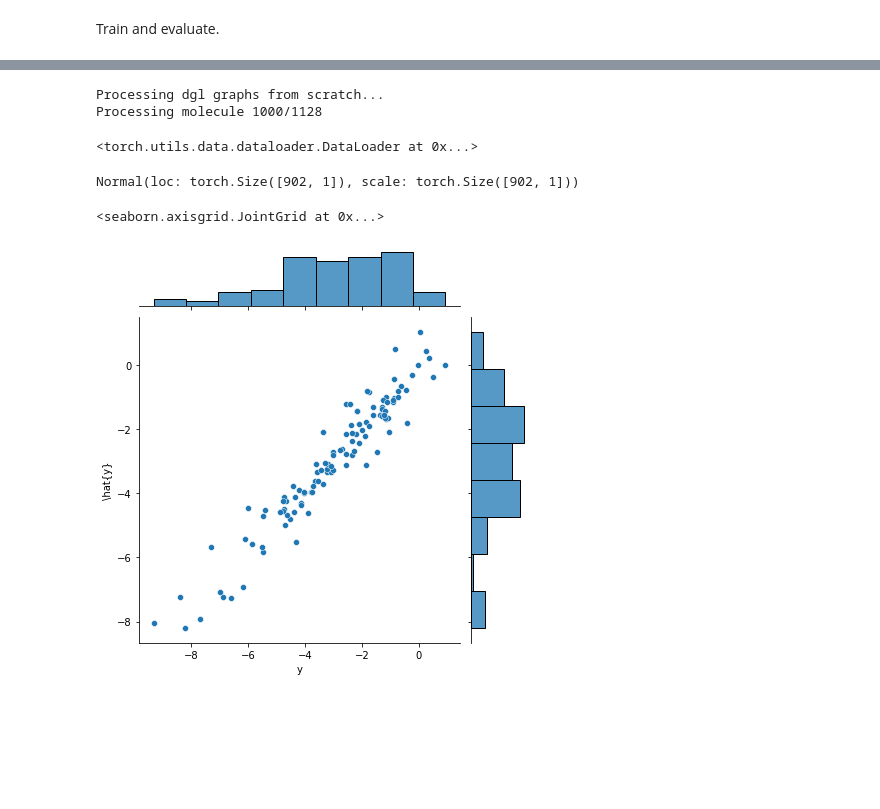
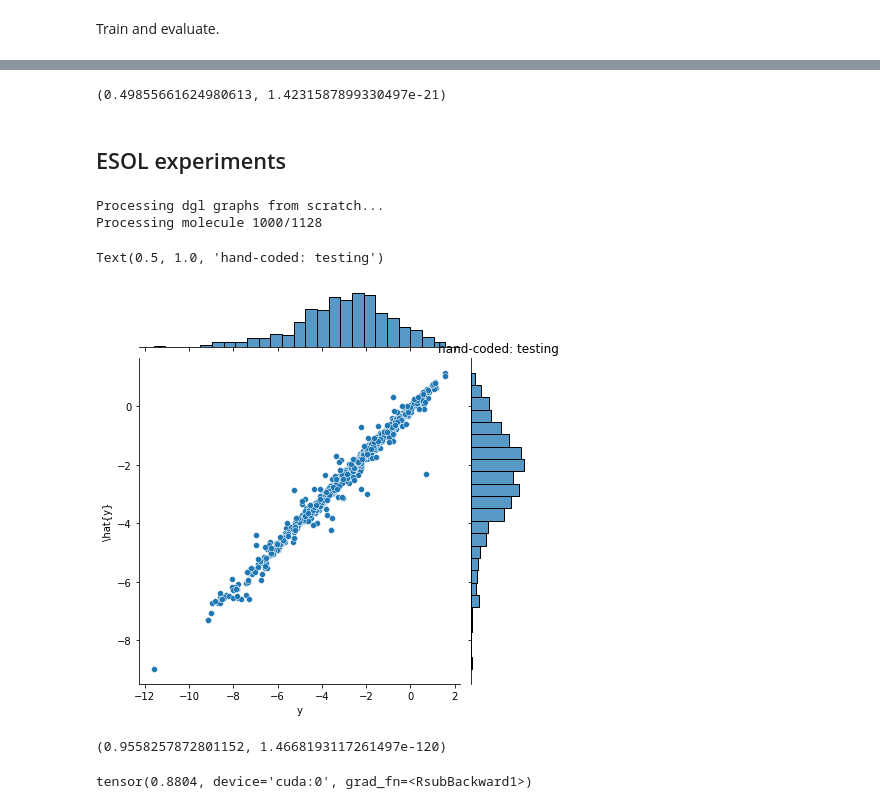
Before and after one commit to yuanqing-wang/malt, a Jupyter notebook: scripts/supervised/pIC50_test.ipynb, the cells around one changed output, grey strips where cells are left out. Drawn from its saved outputs; the diff is of its cells as text; code cells hidden in the pictures; blank space fills up the shorter version.

Commit message:
Fixed datastructure and added some scripts for demonstrating pIC50 and data structures.

```diff
--- a/scripts/supervised/pIC50_test.ipynb
+++ b/scripts/supervised/pIC50_test.ipynb
@@ -41,9 +57,0 @@ sns.displot(dgllife_dataset.labels.numpy()[dgllife_dataset.labels.numpy() > 4.00
-# %%
-from malt.data.collections import _dataset_from_dgllife
-
-data = _dataset_from_dgllife(dgllife_dataset)
-
-# mask data if it's at the limit of detection
-data_masked = data[list(np.flatnonzero(np.array(data.y) > 4.005))]
-data.shuffle(seed=2666)
-ds_tr, ds_vl, ds_te = data_masked[:1500].split([8, 1, 1])
@@ -53,38 +58,39 @@ NameError: name 'dgllife_dataset' is not defined
 # %% [markdown]
 Make model
 # %%
-model_choice = 'nn' # 'nn'
+model_choice = 'gp' # 'nn'
 if model_choice == "gp":
     model = malt.models.supervised_model.GaussianProcessSupervisedModel(
         representation=malt.models.representation.DGLRepresentation(
-            out_features=128,
+            out_features=32,
+            hidden_features=32,
         ),
         regressor=malt.models.regressor.ExactGaussianProcessRegressor(
-            in_features=128, out_features=2,
+            in_features=32, out_features=2,
         ),
         likelihood=malt.models.likelihood.HeteroschedasticGaussianLikelihood(),
-    )
-
+    ).cuda()
 
 elif model_choice == "nn":
     model = malt.models.supervised_model.SimpleSupervisedModel(
         representation=malt.models.representation.DGLRepresentation(
-            out_features=128,
+            out_features=32,
         ),
         regressor=malt.models.regressor.NeuralNetworkRegressor(
-            in_features=128, out_features=1,
+            in_features=32, out_features=1,
         ),
         likelihood=malt.models.likelihood.HomoschedasticGaussianLikelihood(),
-    )
+    ).cuda()
 # %% [markdown]
 Train and evaluate.
 # %%
 trainer = malt.trainer.get_default_trainer(
     without_player=True,
-    batch_size=32, # len(ds_tr),
-    n_epochs=3000,
+    batch_size=len(ds_tr), # len(ds_tr),
+    n_epochs=1600,
     learning_rate=1e-3
 )
+
 model = trainer(model, ds_tr)
 
 r2 = malt.metrics.supervised_metrics.R2()(model, ds_te)
@@ -112,3 +133,11 @@ sns.displot(ds_te.y)
+# %%
+from scipy.stats import pearsonr
+
+pearsonr(y.ravel().tolist(), y_hat.tolist())
+# %% [output]
+(0.49855661624980613, 1.4231587899330497e-21)
+# %% [markdown]
+## ESOL experiments
 # %%
 import torch
 import dgl
@@ -160,11 +199,3 @@ print(rmse)
 # %% [output]
 Processing dgl graphs from scratch...
 Processing molecule 1000/1128
-# %%
-ds_tr.view(by=['g'], batch_size=)
-# %% [output]
-<torch.utils.data.dataloader.DataLoader at 0x...>
-# %%
-model.condition(ds_tr.batch(by=['g']))
-# %% [output]
-Normal(loc: torch.Size([902, 1]), scale: torch.Size([902, 1]))
@@ -171,9 +209,31 @@ Normal(loc: torch.Size([902, 1]), scale: torch.Size([902, 1]))
 # %%
-ds_te_loader = ds_te.view(batch_size=len(ds_te))
-g, y = next(iter(ds_te_loader))
+import seaborn as sns
+import matplotlib.pyplot as plt
+from copy import deepcopy
+
+ds_plot = deepcopy(ds_tr)
+ds_plot_loader = ds_plot.view(batch_size=len(ds_plot))
+g, y = next(iter(ds_plot_loader))
 y_hat = model.condition(g).mean
-g = sns.jointplot(x = ds_te.y, y = y_hat.detach().numpy())
+g = sns.jointplot(x = ds_plot.batch(by=['y']).ravel().tolist(), y = (y_hat * 0.8).tolist())
 g.set_axis_labels('y', '\hat{y}')
+plt.title('hand-coded: testing')
 # %% [output]
-<seaborn.axisgrid.JointGrid at 0x...>
+Text(0.5, 1.0, 'hand-coded: testing')
-[figure, old version]
+[figure, new version]
+# %%
+from scipy.stats import pearsonr
+
+pearsonr(
+    ds_te.batch(by=['y']).ravel().tolist(), y = (y_hat * 0.8).tolist()
+)
+# %% [output]
+(0.9558257872801152, 1.4668193117261497e-120)
+# %%
+from malt.metrics.base_metrics import r2
+
+r2(
+    ds_te.batch(by=['y']), (y_hat * 0.95)
+)
+# %% [output]
+tensor(0.8804, device='cuda:0', grad_fn=<RsubBackward1>)
```
Also changed, not shown: parts of 10 cells of this notebook, 3 other files.
